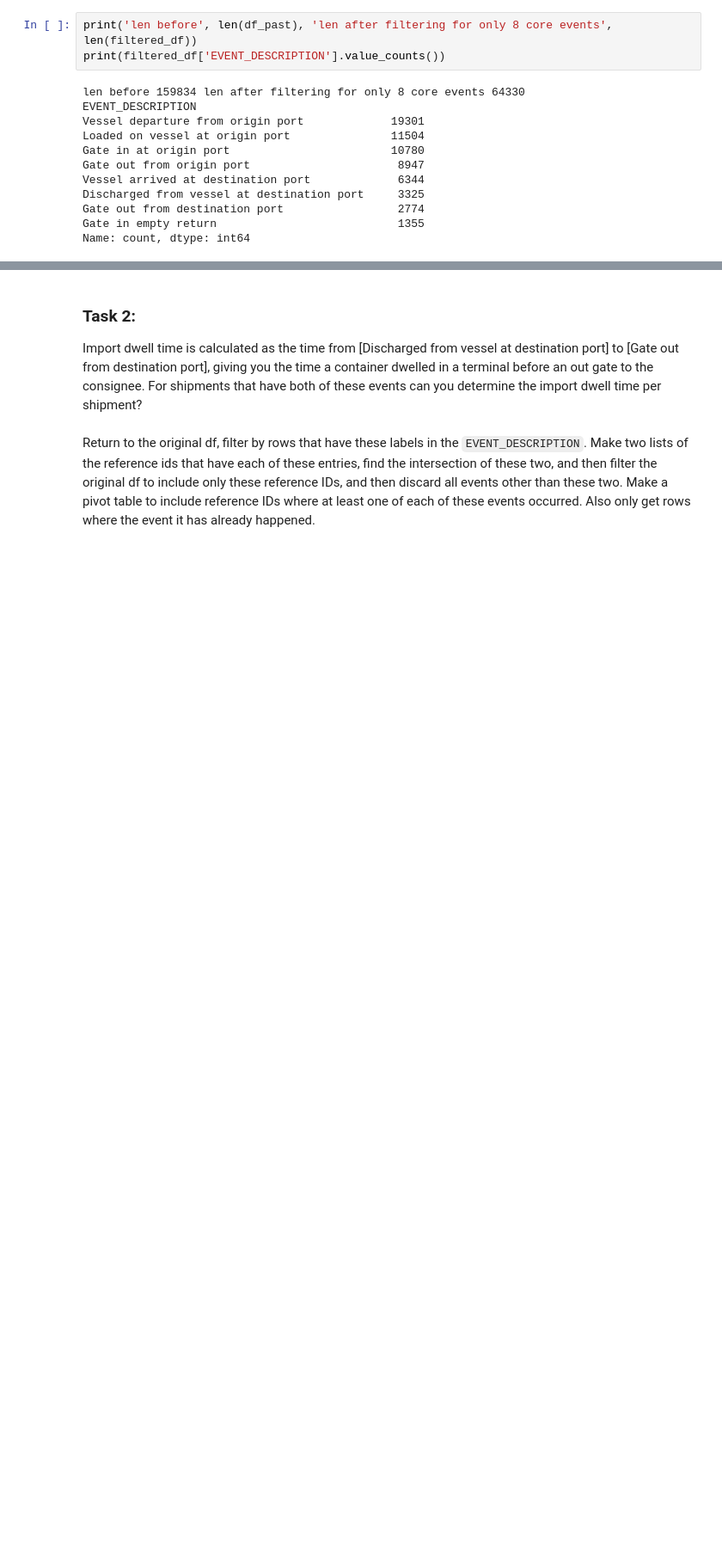
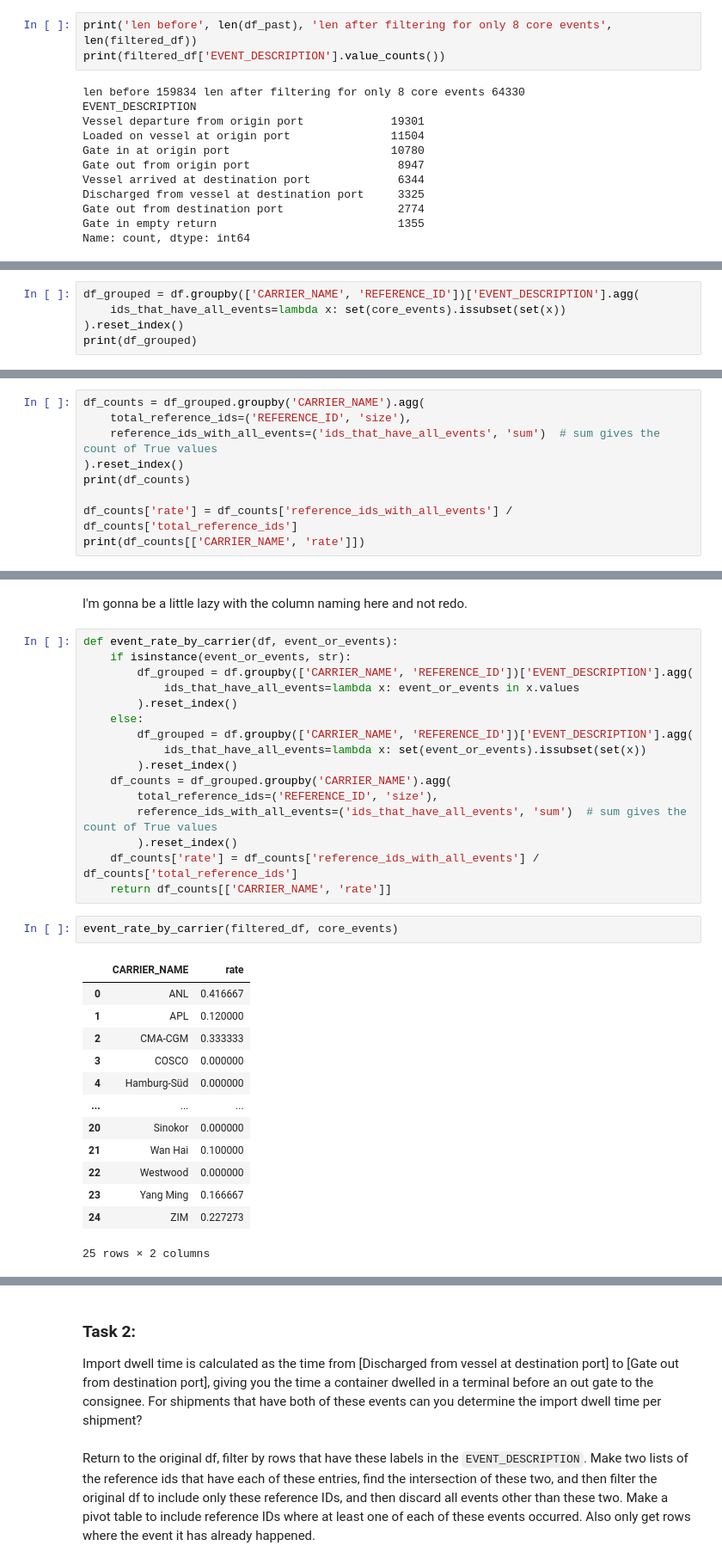
Before and after one commit to beckynevin/ShipIt, a Jupyter notebook: ExploreData.ipynb, the cells around one changed output, grey strips where cells are left out. Shown: that part at 86% size. Cells and saved outputs as stored; diff of their text form; blank space fills up the shorter version.

```diff
--- a/ExploreData.ipynb
+++ b/ExploreData.ipynb
@@ -305,0 +266,5 @@ print(average_rates)
+# %%
+df_grouped = df.groupby(['CARRIER_NAME', 'REFERENCE_ID'])['EVENT_DESCRIPTION'].agg(
+    ids_that_have_all_events=lambda x: set(core_events).issubset(set(x))
+).reset_index()
+print(df_grouped)
@@ -305,0 +291,9 @@ print(average_rates)
+# %%
+df_counts = df_grouped.groupby('CARRIER_NAME').agg(
+    total_reference_ids=('REFERENCE_ID', 'size'),
+    reference_ids_with_all_events=('ids_that_have_all_events', 'sum')  # sum gives the count of True values
+).reset_index()
+print(df_counts)
+
+df_counts['rate'] = df_counts['reference_ids_with_all_events'] / df_counts['total_reference_ids']
+print(df_counts[['CARRIER_NAME', 'rate']])
@@ -305,0 +356,34 @@ print(average_rates)
+# %% [markdown]
+I'm gonna be a little lazy with the column naming here and not redo.
+# %%
+def event_rate_by_carrier(df, event_or_events):
+    if isinstance(event_or_events, str):
+        df_grouped = df.groupby(['CARRIER_NAME', 'REFERENCE_ID'])['EVENT_DESCRIPTION'].agg(
+            ids_that_have_all_events=lambda x: event_or_events in x.values
+        ).reset_index()
+    else:
+        df_grouped = df.groupby(['CARRIER_NAME', 'REFERENCE_ID'])['EVENT_DESCRIPTION'].agg(
+            ids_that_have_all_events=lambda x: set(event_or_events).issubset(set(x))
+        ).reset_index()
+    df_counts = df_grouped.groupby('CARRIER_NAME').agg(
+        total_reference_ids=('REFERENCE_ID', 'size'),
+        reference_ids_with_all_events=('ids_that_have_all_events', 'sum')  # sum gives the count of True values
+        ).reset_index()
+    df_counts['rate'] = df_counts['reference_ids_with_all_events'] / df_counts['total_reference_ids']
+    return df_counts[['CARRIER_NAME', 'rate']]
+# %%
+event_rate_by_carrier(filtered_df, core_events)
+# %% [output]
+|  | CARRIER_NAME | rate |
+| 0 | ANL | 0.416667 |
+| 1 | APL | 0.120000 |
+| 2 | CMA-CGM | 0.333333 |
+| 3 | COSCO | 0.000000 |
+| 4 | Hamburg-Süd | 0.000000 |
+| ... | ... | ... |
+| 20 | Sinokor | 0.000000 |
+| 21 | Wan Hai | 0.100000 |
+| 22 | Westwood | 0.000000 |
+| 23 | Yang Ming | 0.166667 |
+| 24 | ZIM | 0.227273 |
+25 rows × 2 columns
```
Also changed, not shown: parts of 51 cells of this notebook.
